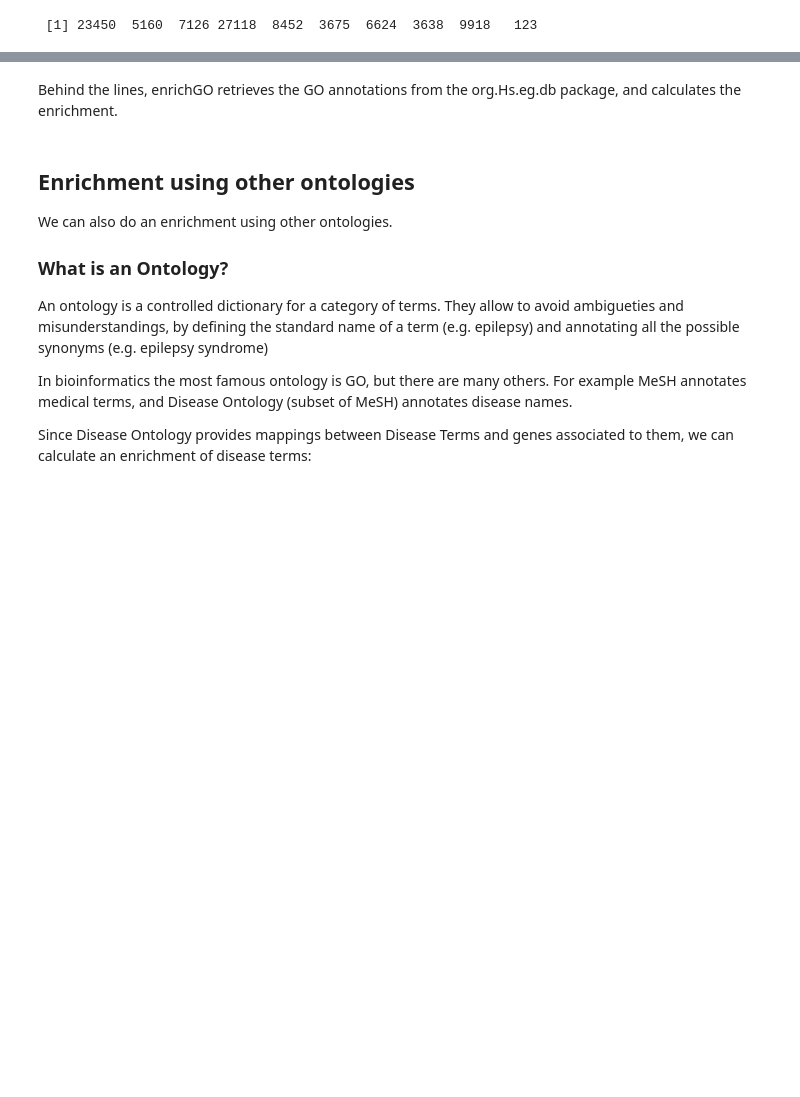
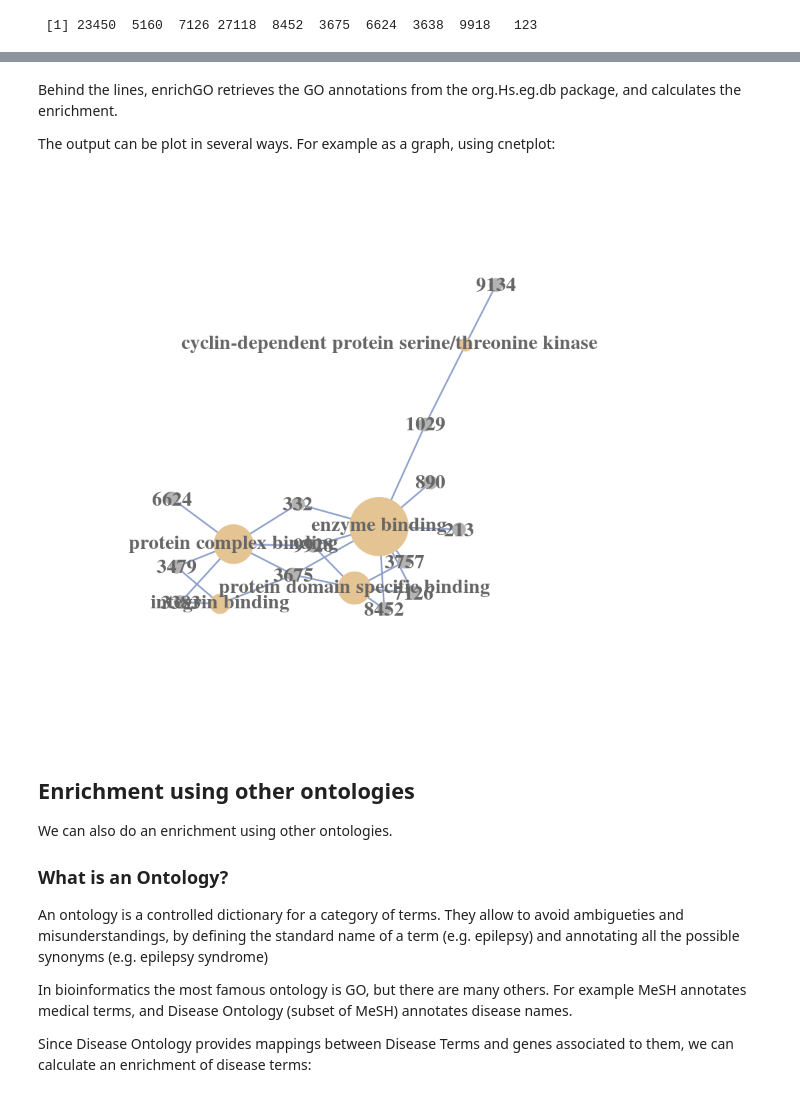
Before and after one commit to dalloliogm/belgrade_unix_intro, a Jupyter notebook: PEB Bioconductor workshop.ipynb, the cells around one changed output, grey strips where cells are left out. Cells and saved outputs as stored; diff of their text form; code cells hidden in the pictures; blank space fills up the shorter version.

Commit message:
GO: using cnetplot because plot() function is broken

```diff
--- a/PEB Bioconductor workshop.ipynb
+++ b/PEB Bioconductor workshop.ipynb
@@ -273,6 +273,12 @@ head(summary(myenrich))
 | GO:0050839 | GO:0050839 | cell adhesion molecule binding | 3/20 | 171/18585 | 7.775958e-04 | 0.023457474 | 0.015688337 | 3383/3479/3675 | 3 |
 # %% [markdown]
 Behind the lines, enrichGO retrieves the GO annotations from the org.Hs.eg.db package, and calculates the enrichment.
+
+The output can be plot in several ways. For example as a graph, using cnetplot:
+# %%
+cnetplot(myenrich)
+# %% [output]
+[figure, added]
 # %% [markdown]
 ## Enrichment using other ontologies
 
```
Also changed, not shown: parts of 1 cell of this notebook, 1 other file.
